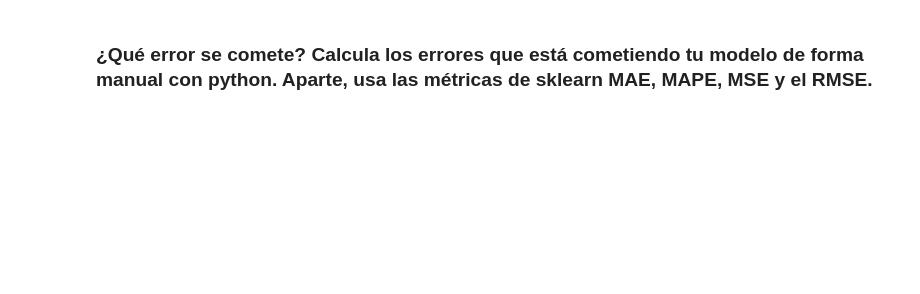
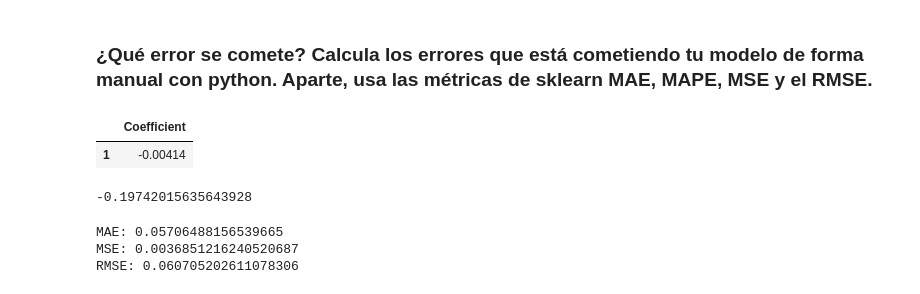
Before and after one commit to hug4470/ONLINE_DS_THEBRIDE_HUGOMM, a Jupyter notebook: 3-Machine_Learning/1-Supervisado/1-Regression/1-Linear_Regression/ejercicios/1 Height.ipynb, the cells around one changed output. Saved outputs shown, nothing was run; the diff lists cells and outputs as text; code cells hidden in the pictures; blank space fills up the shorter version.

```diff
--- a/3-Machine_Learning/1-Supervisado/1-Regression/1-Linear_Regression/ejercicios/1 Height.ipynb
+++ b/3-Machine_Learning/1-Supervisado/1-Regression/1-Linear_Regression/ejercicios/1 Height.ipynb
@@ -35,2 +107,25 @@ lista_alumnos = [("Leonardo S", 24, 1.82),
 # %% [markdown]
 ### ¿Qué error se comete? Calcula los errores que está cometiendo tu modelo de forma manual con python. Aparte, usa las métricas de sklearn MAE, MAPE, MSE y el RMSE.
+# %%
+coeff_df = pd.DataFrame(lm.coef_,
+                        X.columns,
+                        columns=['Coefficient'])
+coeff_df
+# %% [output]
+|  | Coefficient |
+| 1 | -0.00414 |
+# %%
+from sklearn import metrics
+
+lm.score(X_test, y_test)
+# %% [output]
+-0.19742015635643928
+# %%
+print('MAE:', metrics.mean_absolute_error(y_test, predictions))
+print('MSE:', metrics.mean_squared_error(y_test, predictions))
+# print('RMSE:', np.sqrt(metrics.mean_squared_error(y_test, predictions)))7
+print('RMSE:', metrics.root_mean_squared_error(y_test, predictions))
+# %% [output]
+MAE: 0.05706488156539665
+MSE: 0.0036851216240520687
+RMSE: 0.060705202611078306
```
Also changed, not shown: parts of 7 cells of this notebook, 13 other files.
